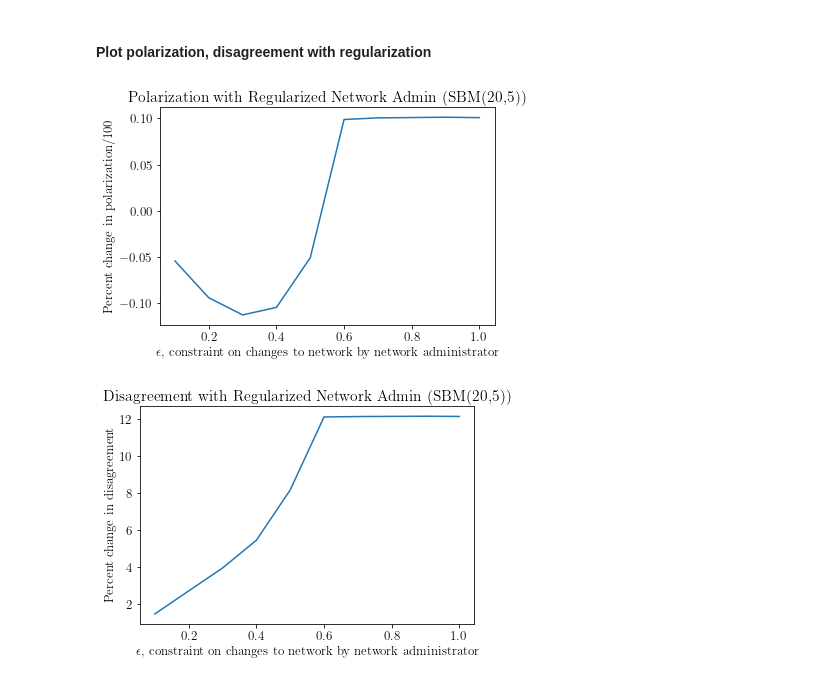
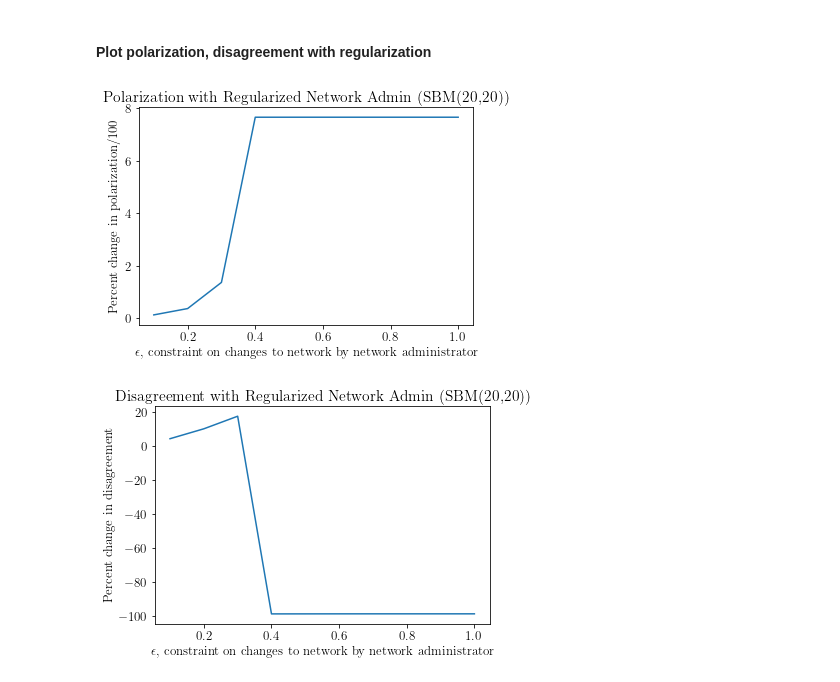
Before and after one commit to goemaereg/filter-bubbles-polarization, a Jupyter notebook: sbm-polarization-disagreement.ipynb, the cells around one changed output. Drawn from its saved outputs; the diff is of its cells as text; code cells hidden in the pictures.

```diff
--- a/sbm-polarization-disagreement.ipynb
+++ b/sbm-polarization-disagreement.ipynb
@@ -29,4 +29,4 @@ import csv # reading network files
 
 path = 'run_sbm'
 SBM_N = 20
-SBM_M = 5
+SBM_M = 20
@@ -363,7 +444,7 @@ lam_list = [0.1, 0.2, 0.3, 0.4, 0.5, 0.6, 0.7, 0.8, 0.9, 1.0]
 # results are dicts of the form
 # lambda -> (polarization at each iteration, disagreement at each iter, expressed opinions after NA dynamics, adjacency matrix after NA dynamics)
 res_dict={} # results for NA dynamics
-res2_dict={} # results for regularized NA dynamics
+res_fix_dict={} # results for regularized NA dynamics
 
 max_iter=7
 gam=0.2
@@ -378,7 +459,7 @@ for lam in lam_list:
                                 reduce_pls=True, gam=gam, max_iters=max_iter)
 
     res_dict[lam] = (pls,disaggs,z,W)
-    res2_dict[lam] = (pls2,disaggs2,z2,W2)
+    res_fix_dict[lam] = (pls2,disaggs2,z2,W2)
 # %% [output]
 no fix
 lam: 0.1
@@ -400,3 +481,15 @@ Optimal objective 4.92958829e+00
+# %%
+fname_sbm = f'{path}/sbm_{n}_{m}.json'
+fname_sbm_fix = f'{path}/sbm_{n}_{m}_fix.json'
+
+save_na_run(res_dict, fname_sbm)
+save_na_run(res_fix_dict, fname_sbm_fix)
+
+# rd1 = load_na_run(fname_sbm)
+# rd2 = load_na_run(fname_sbm_fix)
+
+# from deepdiff import DeepDiff
+# diff2 = DeepDiff(res_dict, rd1)
 # %% [markdown]
 ### Analyze SBM Results
 # %% [markdown]
@@ -456,30 +549,30 @@ plt.savefig(f'{path}/disagreement_sbm_{n}_{m}.png')
 # %%
 # same plots, but with network fix
 lamvals = [0.1, 0.2, 0.3, 0.4, 0.5, 0.6, 0.7, 0.8, 0.9, 1.0]
 
 pls_after_list=np.zeros(len(lamvals))
 pls_ratio_list=np.zeros(len(lamvals))
 i=0
 for lam in lamvals:
-    pls = res2_dict[lam][0]
+    pls = res_fix_dict[lam][0]
     pls_ratio_list[i] = pls[-1] * 1.0 / pls[0]
     pls_after_list[i] = pls[-1]
     i+=1
 
 plt.rc('text', usetex=True)
 plt.rc('font', family='serif')
 plt.rcParams.update({'font.size': 13})
 
 plt.plot(lamvals,(pls_ratio_list-1))
 plt.xlabel('$\epsilon$, constraint on changes to network by network administrator')
 plt.ylabel('Percent change in polarization/100')
 plt.title(f'Polarization with Regularized Network Admin (SBM({n},{m}))')
 
 plt.savefig(f'{path}/polarization_sbm_{n}_{m}_fix.png')
 
 # polarization is mostly neutral (even slightly dips at lambda=0.2,0.3)
 # %% [output]
-[figure, old version]
+[figure, new version]
 # %%
 lamvals=[0.1,0.2,0.3,0.4,0.5,0.6,0.7,0.8,0.9,1.0]
 
@@ -487,7 +580,7 @@ disagg_after_list=np.zeros(len(lamvals))
 disagg_ratio_list=np.zeros(len(lamvals))
 i=0
 for lam in lamvals:
-    dis = res2_dict[lam][1]
+    dis = res_fix_dict[lam][1]
     disagg_ratio_list[i] = dis[-1] * 1.0 / dis[0]
     disagg_after_list[i] = dis[-1]
     i+=1
@@ -509,4 +602,4 @@ plt.savefig(f'{path}/disagreement_sbm_{n}_{m}_fix.png')
 
 # okay, so disagreement more-or-less stays the same!
 # %% [output]
-[figure, old version]
+[figure, new version]
```
Also changed, not shown: parts of 10 cells of this notebook, 3 other files.
